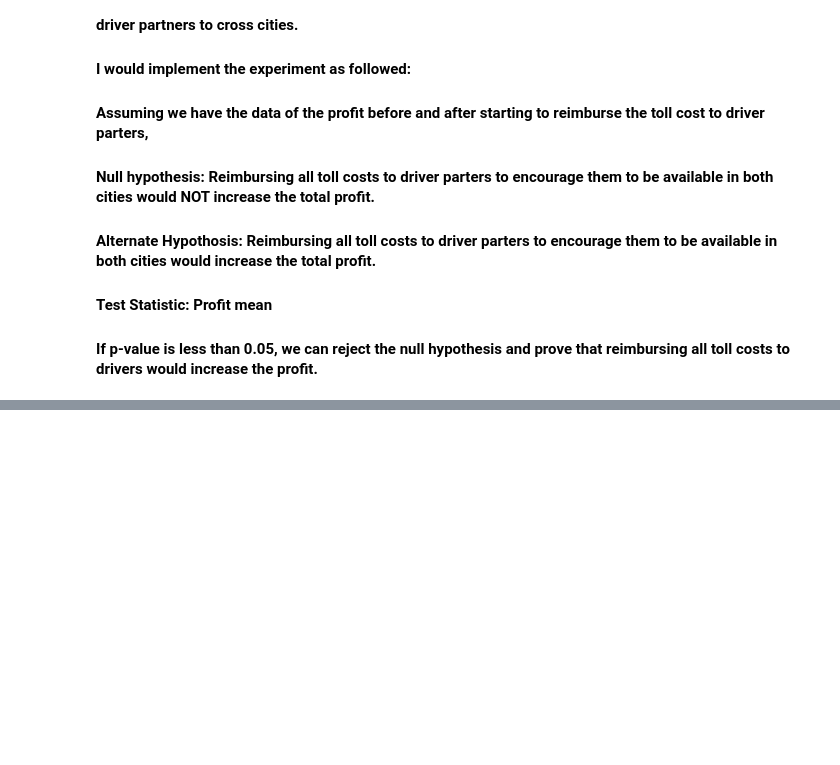
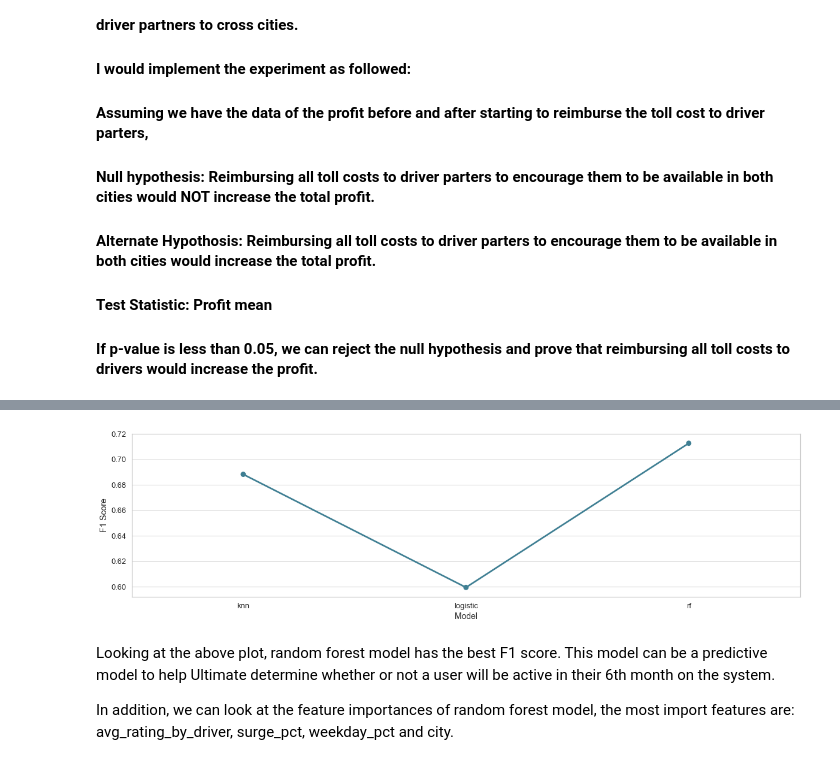
Before and after one commit to akatmer/JSON_Project, a Jupyter notebook: TakeHome_Challenges/ultimate_challenge/ultimate_data_science_challenge.ipynb, the cells around one changed output, grey strips where cells are left out. Drawn from its saved outputs; the diff is of its cells as text; code cells hidden in the pictures; blank space fills up the shorter version.

```diff
--- a/TakeHome_Challenges/ultimate_challenge/ultimate_data_science_challenge.ipynb
+++ b/TakeHome_Challenges/ultimate_challenge/ultimate_data_science_challenge.ipynb
@@ -271,0 +729,14 @@ However, a toll bridge, with a two way toll, between the two cities causes drive
+# %%
+# Compare F1 score of each model
+modelScoresDf = pd.DataFrame(list(modelScores.items()))
+modelScoresDf.columns = ['Model', 'F1 Score']
+
+fig, axes = get_sub_plots(1, 1)
+sns.pointplot(x = "Model", y = "F1 Score", data = modelScoresDf, ax = axes[0])
+plt.show()
+# %% [output]
+[figure, added]
+# %% [markdown]
+Looking at the above plot, random forest model has the best F1 score. This model can be a predictive model to help Ultimate determine whether or not a user will be active in their 6th month on the system.
+
+In addition, we can look at the feature importances of random forest model, the most import features are: avg_rating_by_driver, surge_pct, weekday_pct and city.
```
Also changed, not shown: parts of 35 cells of this notebook.
